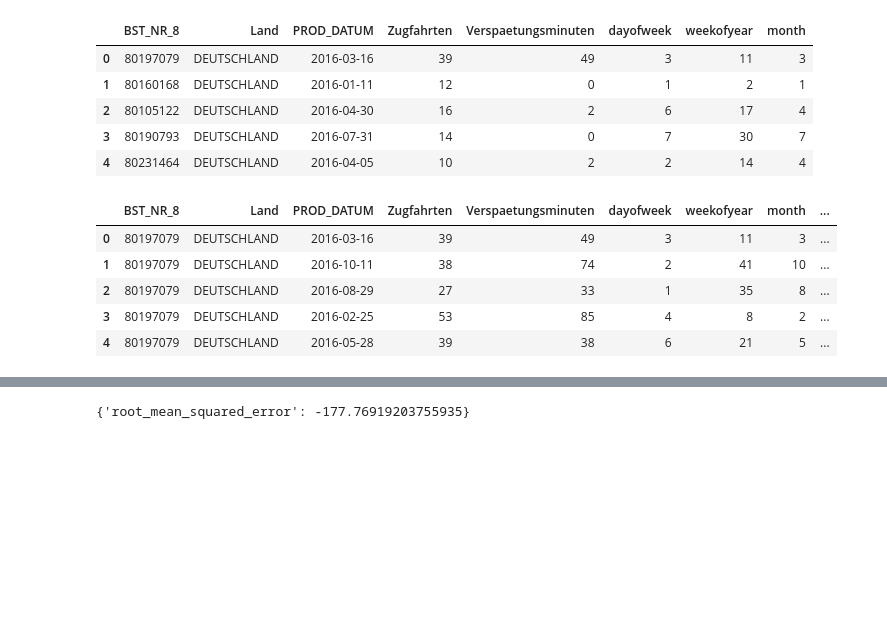
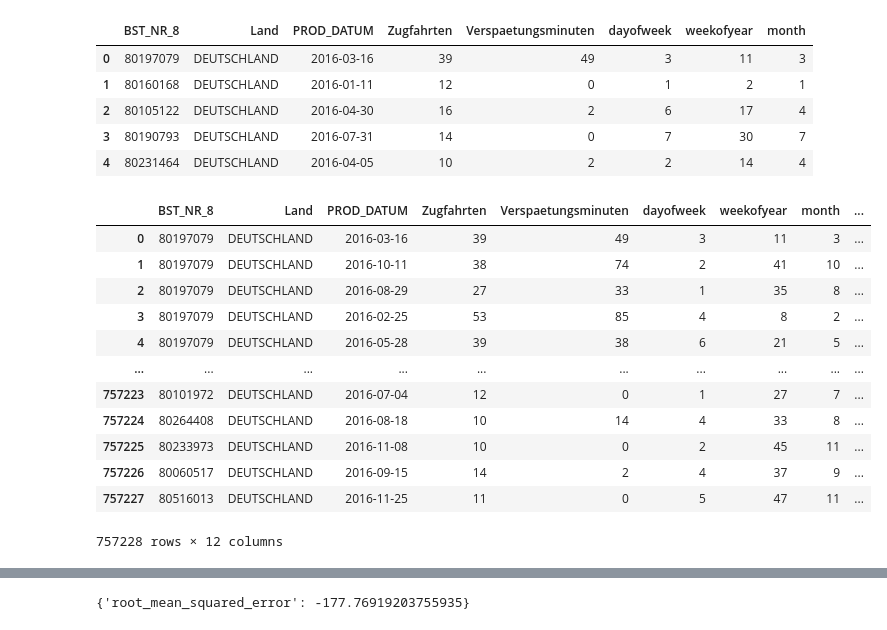
Before and after one commit to shamilnabiyev/open-data-analytics, a Jupyter notebook: data/data-processing.ipynb, the cells around one changed output, grey strips where cells are left out. Drawn from its saved outputs; the diff is of its cells as text; code cells hidden in the pictures; blank space fills up the shorter version.

```diff
--- a/data/data-processing.ipynb
+++ b/data/data-processing.ipynb
@@ -136,14 +136,21 @@ df2.head()
 | 4 | 80231464 | DEUTSCHLAND | 2016-04-05 | 10 | 2 | 2 | 14 | 4 |
 # %%
 df = pd.read_csv('df-merged.csv')
-df.head()
+df
 # %% [output]
 |  | BST_NR_8 | Land | PROD_DATUM | Zugfahrten | Verspaetungsminuten | dayofweek | weekofyear | month | ... |
 | 0 | 80197079 | DEUTSCHLAND | 2016-03-16 | 39 | 49 | 3 | 11 | 3 | ... |
 | 1 | 80197079 | DEUTSCHLAND | 2016-10-11 | 38 | 74 | 2 | 41 | 10 | ... |
 | 2 | 80197079 | DEUTSCHLAND | 2016-08-29 | 27 | 33 | 1 | 35 | 8 | ... |
 | 3 | 80197079 | DEUTSCHLAND | 2016-02-25 | 53 | 85 | 4 | 8 | 2 | ... |
 | 4 | 80197079 | DEUTSCHLAND | 2016-05-28 | 39 | 38 | 6 | 21 | 5 | ... |
+| ... | ... | ... | ... | ... | ... | ... | ... | ... | ... |
+| 757223 | 80101972 | DEUTSCHLAND | 2016-07-04 | 12 | 0 | 1 | 27 | 7 | ... |
+| 757224 | 80264408 | DEUTSCHLAND | 2016-08-18 | 10 | 14 | 4 | 33 | 8 | ... |
+| 757225 | 80233973 | DEUTSCHLAND | 2016-11-08 | 10 | 0 | 2 | 45 | 11 | ... |
+| 757226 | 80060517 | DEUTSCHLAND | 2016-09-15 | 14 | 2 | 4 | 37 | 9 | ... |
+| 757227 | 80516013 | DEUTSCHLAND | 2016-11-25 | 11 | 0 | 5 | 47 | 11 | ... |
+757228 rows × 12 columns
 # %%
 df_weather = pd.concat([pd.read_csv('weather-dat-0-100000.csv'),
                         pd.read_csv('weather-dat-100000-200000.csv'),
```
Also changed, not shown: parts of 12 cells of this notebook, 1 other file.
